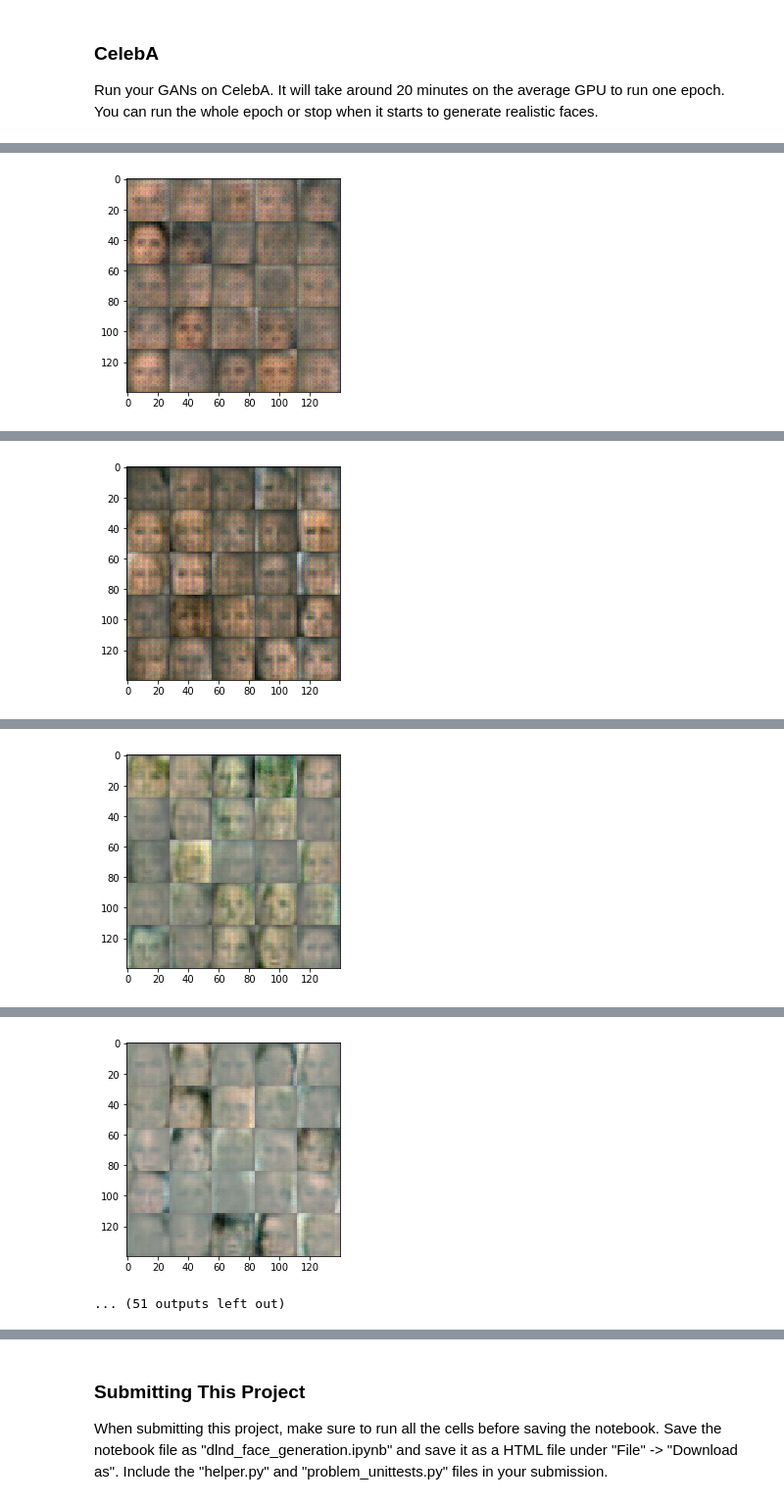
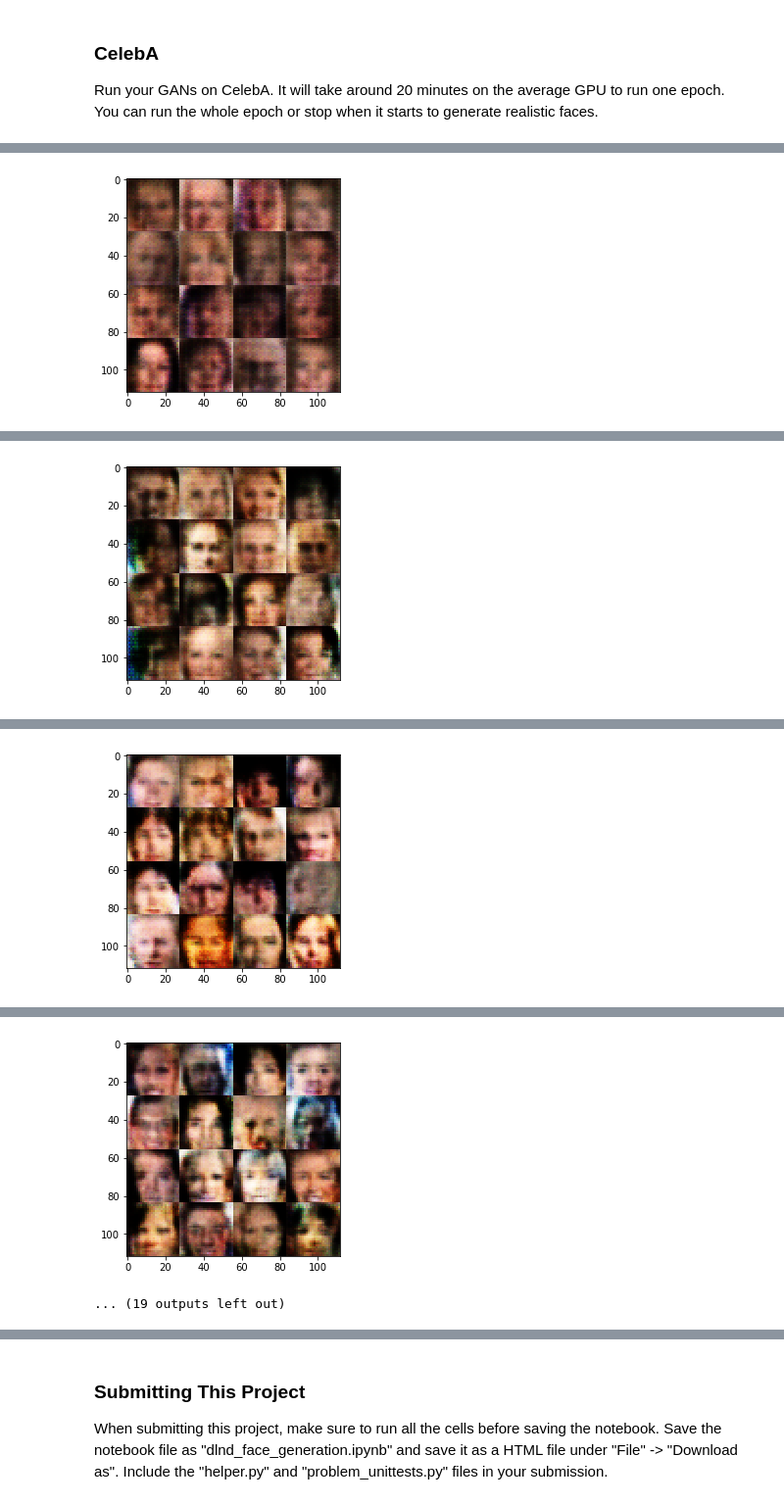
Before and after one commit to zero1666/dl_face_generation, a Jupyter notebook: dlnd_face_generation.ipynb, the cells around one changed output, grey strips where cells are left out. Shown at 98% size. Saved outputs shown, nothing was run; the diff lists cells and outputs as text; code cells hidden in the pictures.

```diff
--- a/dlnd_face_generation.ipynb
+++ b/dlnd_face_generation.ipynb
@@ -271,7 +271,11 @@ def model_opt(d_loss, g_loss, learning_rate, beta1):
     g_vars = [var for var in tvars if var.name.startswith('generator')]
 
     d_train_opt = tf.train.AdamOptimizer(learning_rate=learning_rate, beta1=beta1).minimize(d_loss, var_list=d_vars)
-    g_train_opt = tf.train.AdamOptimizer(learning_rate=learning_rate, beta1=beta1).minimize(g_loss, var_list=g_vars)
+    update_ops = tf.get_collection(tf.GraphKeys.UPDATE_OPS)
+    gen_updates = [opt for opt in update_ops if opt.name.startswith('generator')]
+
+    with tf.control_dependencies(gen_updates):
+        g_train_opt = tf.train.AdamOptimizer(learning_rate=learning_rate, beta1=beta1).minimize(g_loss, var_list=g_vars)
 
     return d_train_opt, g_train_opt
 
@@ -376,7 +380,7 @@ def train(epoch_count, batch_size, z_dim, learning_rate, beta1, get_batches, dat
                     losses.append((train_loss_d, train_loss_g))
 
                 if steps % show_every == 0:
-                    show_generator_output(sess, 25, input_z, image_channels,data_image_mode)
+                    show_generator_output(sess, 16, input_z, image_channels,data_image_mode)
 
         saver.save(sess, './checkpoints/generator.ckpt')
 
@@ -436,7 +452,7 @@ Epoch 2/2... Batch num 600/468... Discriminator Loss: 0.8393... Generator Loss:
 ### CelebA
 Run your GANs on CelebA.  It will take around 20 minutes on the average GPU to run one epoch.  You can run the whole epoch or stop when it starts to generate realistic faces.
 # %%
-batch_size = 64
+batch_size = 128
 z_dim = 100
 learning_rate = 0.0005
 beta1 = 0.5
@@ -449,6 +465,6 @@ epochs = 1
 
 celeba_dataset = helper.Dataset('celeba', glob(os.path.join(data_dir, 'img_align_celeba/*.jpg')))
 with tf.Graph().as_default():
-    train(epochs, batch_size, z_dim, learning_rate, beta1, celeba_dataset.get_batches,
+    losses = train(epochs, batch_size, z_dim, learning_rate, beta1, celeba_dataset.get_batches,
           celeba_dataset.shape, celeba_dataset.image_mode)
 # %% [output]
@@ -470 +486 @@ Epoch 1/1... Batch num 300/3165... Discriminator Loss: 1.5411... Generator Loss:
-[figure, old version]
+[figure, new version]
@@ -475 +491 @@ Epoch 1/1... Batch num 400/3165... Discriminator Loss: 1.1496... Generator Loss:
-[figure, old version]
+[figure, new version]
@@ -480 +496 @@ Epoch 1/1... Batch num 500/3165... Discriminator Loss: 1.7672... Generator Loss:
-[figure, old version]
+[figure, new version]
@@ -485,2 +501,2 @@ Epoch 1/1... Batch num 600/3165... Discriminator Loss: 0.9424... Generator Loss:
-[figure, old version]
+[figure, new version]
-... (51 outputs left out)
+... (19 outputs left out)
```
Also changed, not shown: parts of 4 cells of this notebook, 4 other files.
